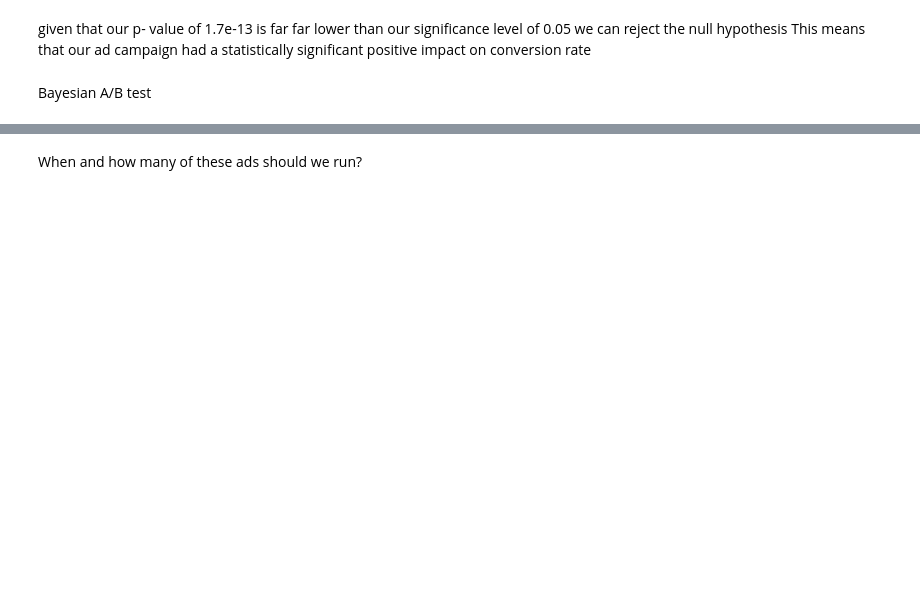
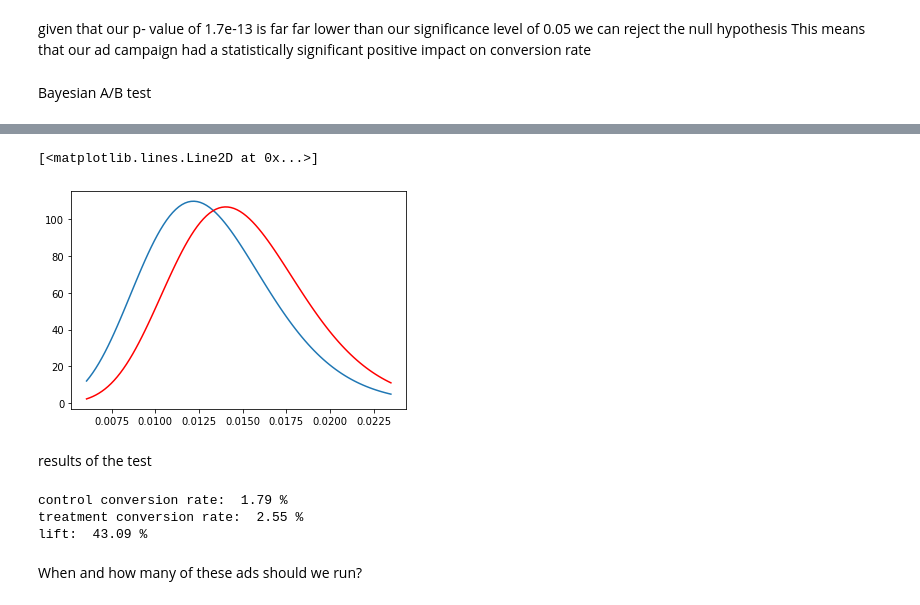
Before and after one commit to jchobanian/marketing-A-B-testing, a Jupyter notebook: marketing_AB.ipynb, the cells around one changed output, grey strips where cells are left out. Cells and saved outputs as stored; diff of their text form; code cells hidden in the pictures; blank space fills up the shorter version.

```diff
--- a/marketing_AB.ipynb
+++ b/marketing_AB.ipynb
@@ -220,2 +264,23 @@ Bayesian A/B test
+# %%
+fig, ax = plt.subplots(1, 1)
+x = np.linspace(stats.beta.ppf(0.01, prior_alpha, prior_beta),
+                stats.beta.ppf(0.99, prior_alpha, prior_beta), 100)
+ax.plot(x, stats.beta.pdf(x, prior_alpha, prior_beta))
+# x = np.linspace(stats.beta.ppf(0.01, 15, 985),
+#                 stats.beta.ppf(0.99, 15, 985), 100)
+ax.plot(x, stats.beta.pdf(x, 15, 985), 'r-')
+# %% [output]
+[<matplotlib.lines.Line2D at 0x...>]
+[figure, added]
+# %% [markdown]
+results of the test
+# %%
+print('control conversion rate: ', format(data[data['test group']==0]['converted'].mean()*100,'.2f'),'%')
+print('treatment conversion rate: ', format(data[data['test group']==1]['converted'].mean()*100, '.2f'),'%')
+print('lift: ',format((data[data['test group']==1]['converted'].mean()/data[data['test group']==0]['converted'].mean()*100)-100,'.2f'), '%')
+# %% [output]
+control conversion rate:  1.79 %
+treatment conversion rate:  2.55 %
+lift:  43.09 %
 # %% [markdown]
 When and how many of these ads should we run?
```
Also changed, not shown: parts of 9 cells of this notebook.
